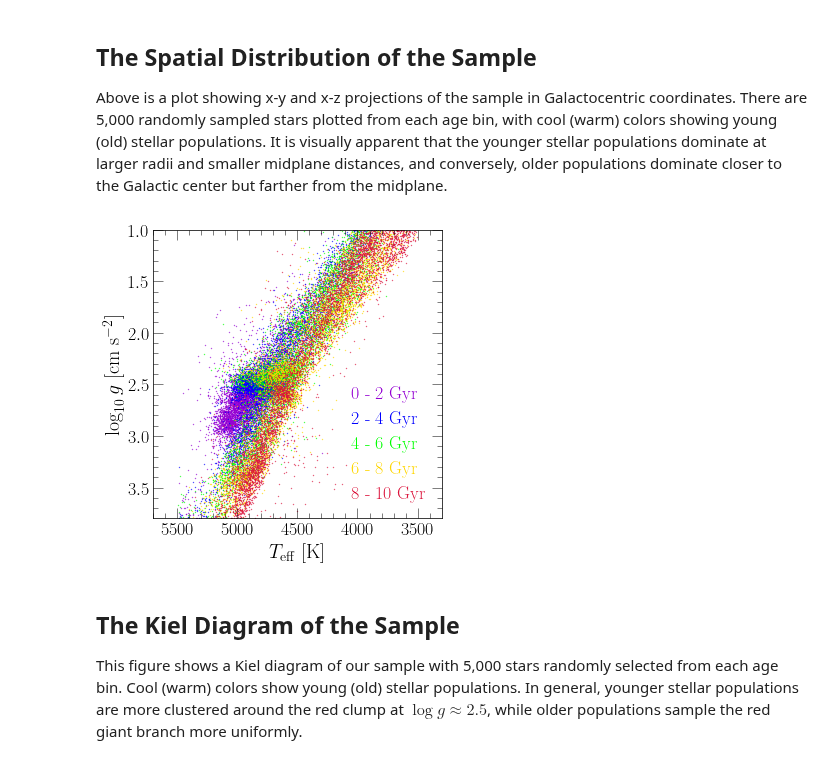
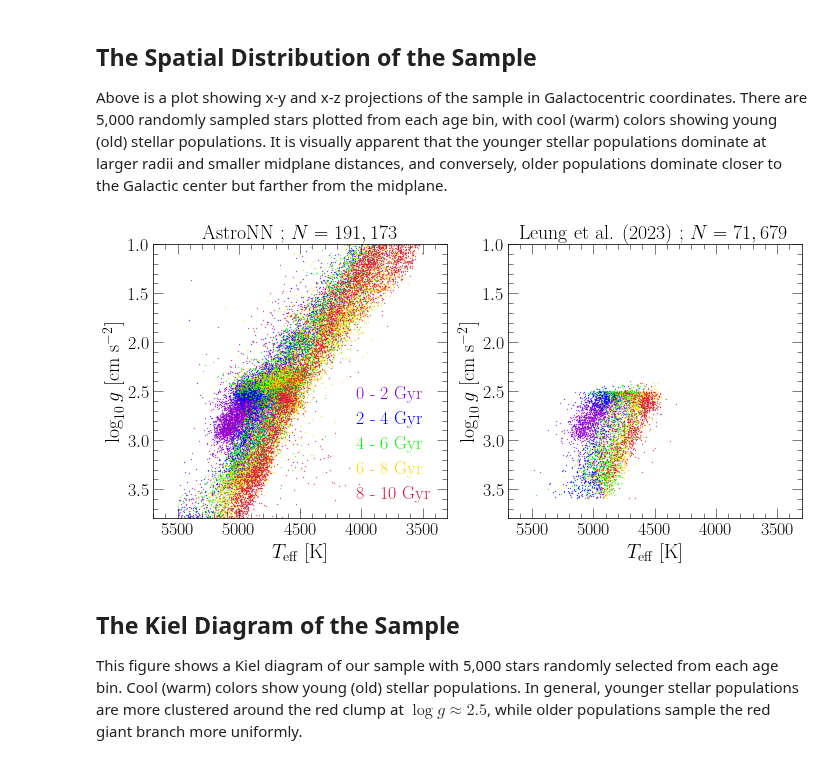
Before and after one commit to giganano/outflows, a Jupyter notebook: notebooks/apogee.ipynb, the cells around one changed output. Drawn from its saved outputs; the diff is of its cells as text; code cells hidden in the pictures.

```diff
--- a/notebooks/apogee.ipynb
+++ b/notebooks/apogee.ipynb
@@ -26,6 +26,7 @@ for i in range(len(columns)):
     sample[columns[i]] = [row[i] for row in raw]
 sample["o_h"] = [a + b for a, b in zip(sample["O_FE"], sample["FE_H"])]
 sample["o_h_err"] = [np.sqrt(a**2 + b**2) for a, b in zip(sample["O_FE_ERR"], sample["FE_H_ERR"])]
+sample["absz"] = [abs(_) for _ in sample["GALZ"]]
 sample = vice.dataframe(sample)
 print(sample)
 # %% [output]
@@ -376,53 +393,77 @@ age = 8 - 10 Gyr ; N = 40354
 
 Above is a plot showing x-y and x-z projections of the sample in Galactocentric coordinates. There are 5,000 randomly sampled stars plotted from each age bin, with cool (warm) colors showing young (old) stellar populations. It is visually apparent that the younger stellar populations dominate at larger radii and smaller midplane distances, and conversely, older populations dominate closer to the Galactic center but farther from the midplane.
 # %%
-N_SAMPLE = 5000
+# N_SAMPLE = 2000
+N_SAMPLE_ASTRONN = 5000
+N_SAMPLE_LATENT = 1000
 random.seed(a = 1)
 
-fig = plt.figure(figsize = (5, 5))
-ax = fig.add_subplot(111)
-ax.set_xlabel(r"$T_\text{eff}$ [K]")
-ax.set_ylabel(r"$\log_{10} g$ [cm s$^{-2}$]")
-ax.set_xlim([3300, 5700])
-ax.set_ylim([1, 3.8])
-ax.invert_xaxis()
-ax.invert_yaxis()
+fig = plt.figure(figsize = (10, 5))
+axes = []
+for i in range(2):
+    kwargs = {}
+    if i: kwargs["sharey"] = axes[0]
+    axes.append(fig.add_subplot(121 + i, **kwargs))
+    axes[i].set_xlabel(r"$T_\text{eff}$ [K]")
+    axes[i].set_ylabel(r"$\log_{10} g$ [cm s$^{-2}$]")
+    axes[i].set_xlim([3300, 5700])
+    axes[i].set_ylim([1, 3.8])
+    axes[i].invert_xaxis()
+    axes[i].invert_yaxis()
+# ax = fig.add_subplot(111)
+# ax.set_xlabel(r"$T_\text{eff}$ [K]")
+# ax.set_ylabel(r"$\log_{10} g$ [cm s$^{-2}$]")
+# ax.set_xlim([3300, 5700])
+# ax.set_ylim([1, 3.8])
+# ax.invert_xaxis()
+# ax.invert_yaxis()
+axes[0].set_title(r"AstroNN ; $N = 191,173$", fontsize = 20)
+axes[1].set_title(r"Leung et al. (2023) ; $N = 71,679$", fontsize = 20)
 
 age_bins = [0, 2, 4, 6, 8, 10]
 colors = ["darkviolet", "blue", "lime", "gold", "crimson"]
 for i in range(len(colors)):
     subsample = sample.filter(
         "ASTRONN_AGE", ">=", age_bins[i]).filter(
         "ASTRONN_AGE", "<=", age_bins[i + 1]).filter(
-        "GALZ", ">=", -0.5).filter(
-        "GALZ", "<=", 0.5)
-    indeces = random.sample(range(len(subsample["TEFF"])), N_SAMPLE)
+        "ABSZ", ">=", 0.1).filter(
+        "ABSZ", "<=", 0.5)
+    indices = random.sample(range(len(subsample["TEFF"])), N_SAMPLE_ASTRONN)
     kwargs = {
         "c": named_colors()[colors[i]],
         "s": 0.1,
         "rasterized": True,
         "label": "%d - %d Gyr" % (age_bins[i], age_bins[i + 1])
     }
-    teff = [subsample["TEFF"][idx] for idx in indeces]
-    logg = [subsample["LOGG"][idx] for idx in indeces]
-    ax.scatter(teff, logg, **kwargs)
+    teff = [subsample["TEFF"][idx] for idx in indices]
+    logg = [subsample["LOGG"][idx] for idx in indices]
+    axes[0].scatter(teff, logg, **kwargs)
+    subsample = sample.filter(
+        "LATENT_AGE", ">=", age_bins[i]).filter(
+        "LATENT_AGE", "<=", age_bins[i + 1]).filter(
+        "ABSZ", ">=", 0.1).filter(
+        "ABSZ", "<=", 0.5)
+    indices = random.sample(range(len(subsample["TEFF"])), N_SAMPLE_LATENT)
+    teff = [subsample["TEFF"][idx] for idx in indices]
+    logg = [subsample["LOGG"][idx] for idx in indices]
+    axes[1].scatter(teff, logg, **kwargs)
 
 kwargs = {
     "loc": mpl_loc("lower right"),
     "ncol": 1,
     "handlelength": 0
 }
-leg = ax.legend(**kwargs)
+leg = axes[0].legend(**kwargs)
 fancy_legend(leg, colors)
 
 plt.tight_layout()
-for ext in ["pdf", "jpeg"]:
-    kwargs = {}
-    if ext == "jpeg": kwargs["dpi"] = 200
-    plt.savefig("./apogee/kiel_diagram.%s" % (ext), **kwargs)
+# for ext in ["pdf", "jpeg"]:
+#     kwargs = {}
+#     if ext == "jpeg": kwargs["dpi"] = 200
+#     plt.savefig("./apogee/kiel_diagram.%s" % (ext), **kwargs)
 plt.show()
 # %% [output]
-[figure, old version]
+[figure, new version]
 # %% [markdown]
 ## The Kiel Diagram of the Sample
 
```
Also changed, not shown: parts of 3 cells of this notebook, 7 other files.
